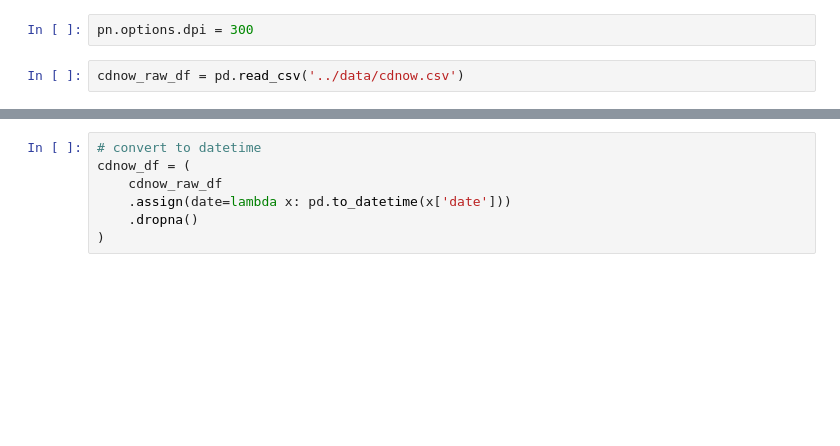
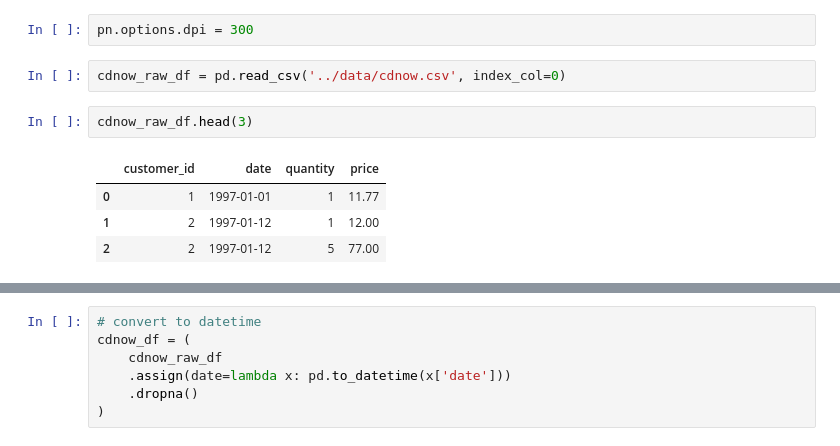
Before and after one commit to gregorywmorris/cdnow-customer-value, a Jupyter notebook: src/notebooks/customer_ltv.ipynb, the cells around one changed output, grey strips where cells are left out. Drawn from its saved outputs; the diff is of its cells as text; blank space fills up the shorter version.

```diff
--- a/src/notebooks/customer_ltv.ipynb
+++ b/src/notebooks/customer_ltv.ipynb
@@ -11,7 +11,14 @@ import matplotlib.pyplot as plt
 # %%
 pn.options.dpi = 300
 # %%
-cdnow_raw_df = pd.read_csv('../data/cdnow.csv')
+cdnow_raw_df = pd.read_csv('../data/cdnow.csv', index_col=0)
+# %%
+cdnow_raw_df.head(3)
+# %% [output]
+|  | customer_id | date | quantity | price |
+| 0 | 1 | 1997-01-01 | 1 | 11.77 |
+| 1 | 2 | 1997-01-12 | 1 | 12.00 |
+| 2 | 2 | 1997-01-12 | 5 | 77.00 |
 # %%
 cdnow_raw_df.info()
 # %% [output]
```
Also changed, not shown: parts of 50 cells of this notebook, 6 other files.
